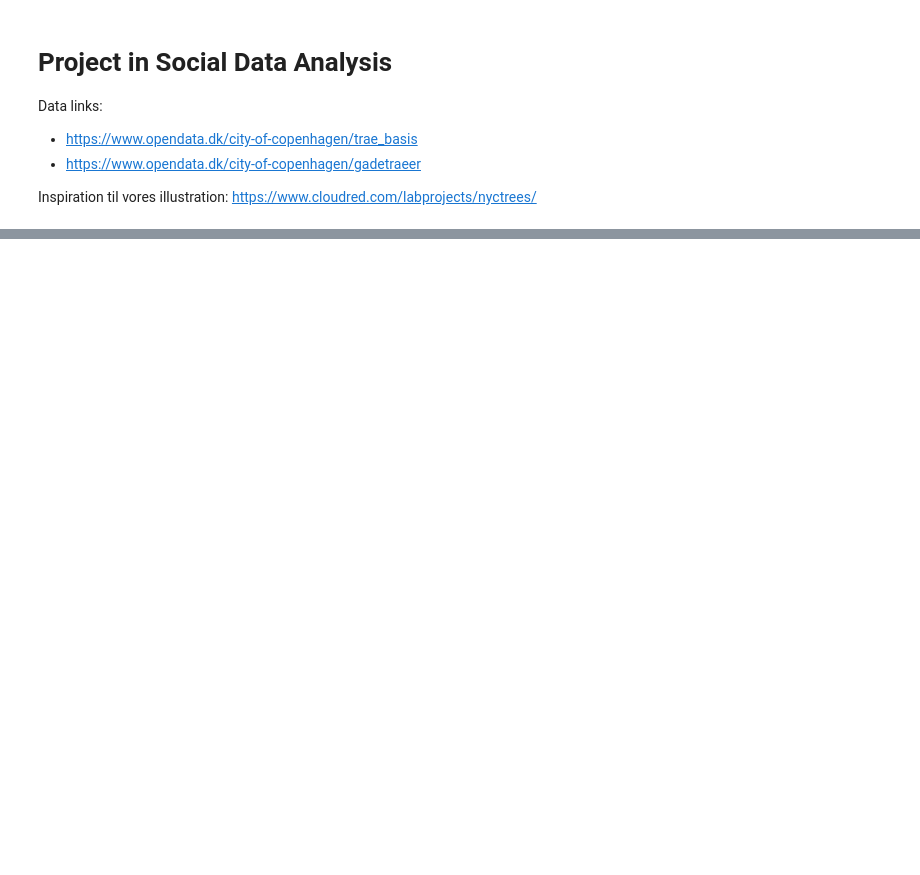
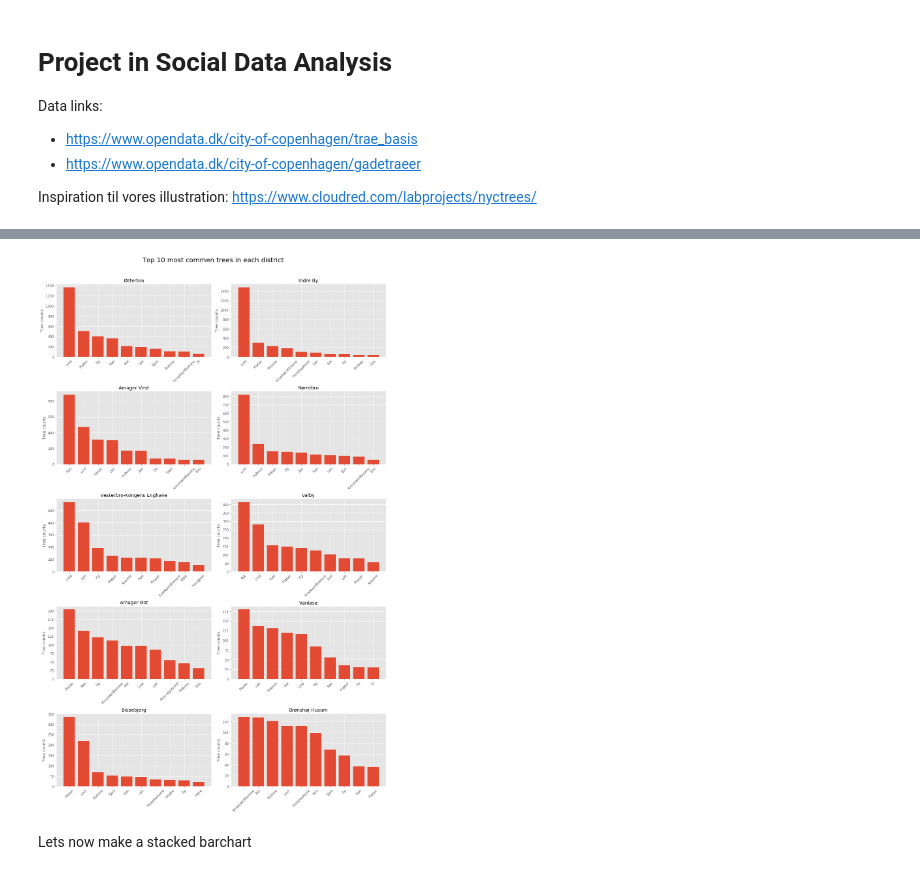
Before and after one commit to KristianBreddam/02806, a Jupyter notebook: Final_Project/SDC-project_Andreas.ipynb, the cells around one changed output, grey strips where cells are left out. Saved outputs shown, nothing was run; the diff lists cells and outputs as text; code cells hidden in the pictures; blank space fills up the shorter version.

```diff
--- a/Final_Project/SDC-project_Andreas.ipynb
+++ b/Final_Project/SDC-project_Andreas.ipynb
@@ -40,0 +84,30 @@ array(['Vesterbro-Kongens Enghave', 'Valby', 'Nørrebro', 'Indre By',
+# %%
+# Define district names
+districts = byer.index
+# Figure size
+plt.rcParams['figure.figsize'] = (15, 25)
+# Initialize the figure
+fig, axs = plt.subplots(5,2)
+p=0
+
+for i in range(0,5):
+    for j in range(0,2):
+        # slice dataframe to only the districs
+        temp = df1[df1['bydelsnavn'] == districts[p]]
+        treeTemp = temp.groupby(['slaegtsnavn']).count().id
+        treeTemp = treeTemp.sort_values(ascending=False)
+        # Plot
+        axs[i,j].bar(treeTemp.index[:10],treeTemp.values[:10])
+        axs[i,j].set_title(districts[p])
+        axs[i,j].set_ylabel("Tree counts")
+        axs[i,j].set_xticklabels(treeTemp.index[:10],rotation=45)
+        p += 1
+
+plt.suptitle("Top 10 most commen trees in each district", size = 20)
+# Tight fit
+plt.tight_layout(rect = [0,0.03,1,0.95])
+plt.show()
+# %% [output]
+[figure, added]
+# %% [markdown]
+Lets now make a stacked barchart
```
Also changed, not shown: parts of 37 cells of this notebook.
